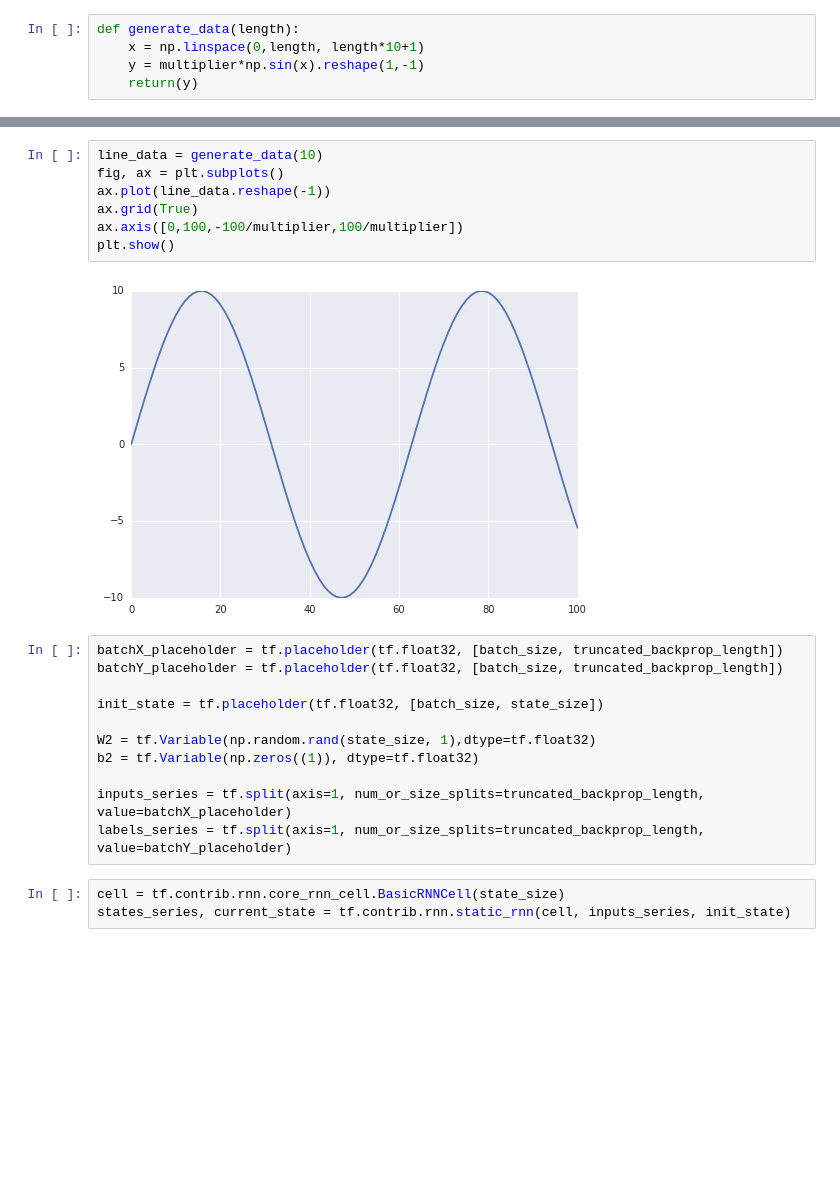
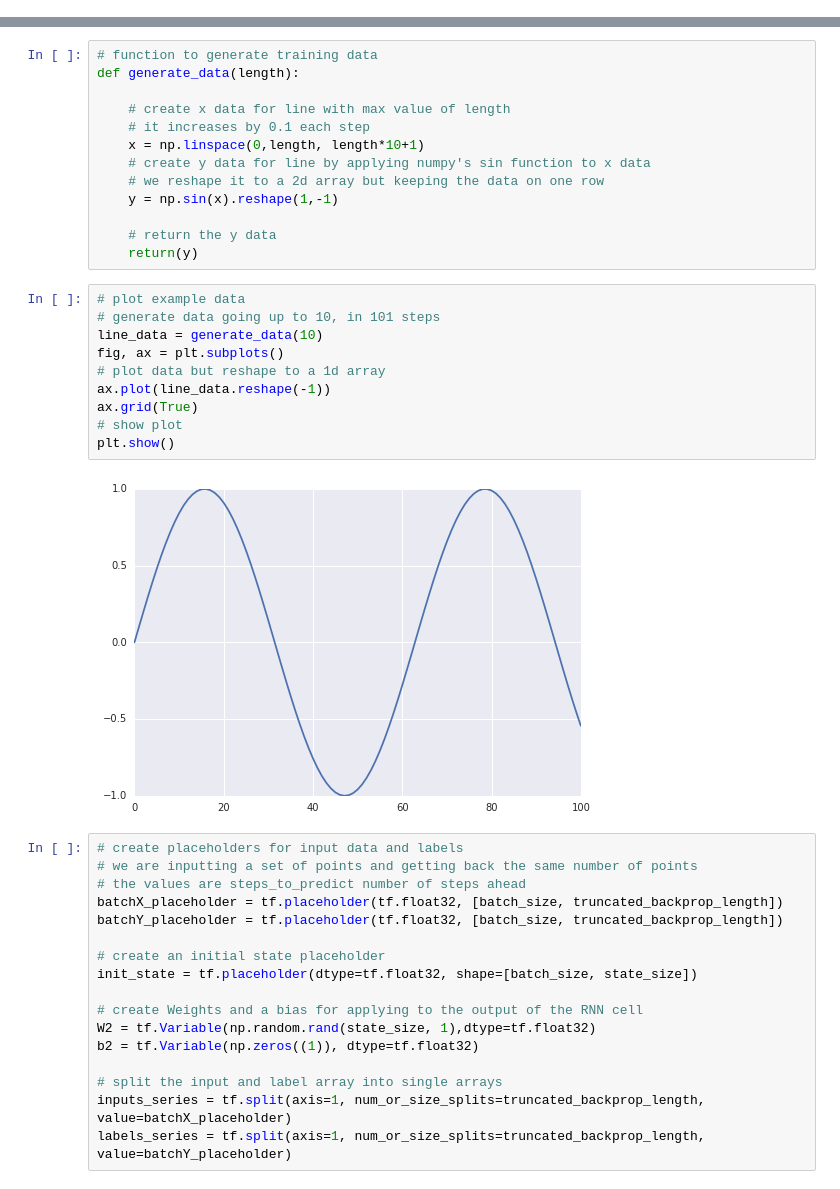
Before and after one commit to KiranArun/tensorflow, a Jupyter notebook: notebooks/sin_wave_predictor.ipynb, the cells around one changed output, grey strips where cells are left out. Cells and saved outputs as stored; diff of their text form; blank space fills up the shorter version.

Commit message:
added comments to sin_wave_predictor.ipynb

```diff
--- a/notebooks/sin_wave_predictor.ipynb
+++ b/notebooks/sin_wave_predictor.ipynb
@@ -14,5 +9,0 @@ total_series_length = iterations+truncated_backprop_length+steps_to_predict
-# %%
-def generate_data(length):
-    x = np.linspace(0,length, length*10+1)
-    y = multiplier*np.sin(x).reshape(1,-1)
-    return(y)
@@ -19,23 +29,42 @@ def generate_data(length):
+# %%
+# function to generate training data
+def generate_data(length):
+
+    # create x data for line with max value of length
+    # it increases by 0.1 each step
+    x = np.linspace(0,length, length*10+1)
+    # create y data for line by applying numpy's sin function to x data
+    # we reshape it to a 2d array but keeping the data on one row
+    y = np.sin(x).reshape(1,-1)
+
+    # return the y data
+    return(y)
 # %%
+# plot example data
+# generate data going up to 10, in 101 steps
 line_data = generate_data(10)
 fig, ax = plt.subplots()
+# plot data but reshape to a 1d array
 ax.plot(line_data.reshape(-1))
 ax.grid(True)
-ax.axis([0,100,-100/multiplier,100/multiplier])
+# show plot
 plt.show()
 # %% [output]
-[figure, old version]
+[figure, new version]
 # %%
+# create placeholders for input data and labels
+# we are inputting a set of points and getting back the same number of points
+# the values are steps_to_predict number of steps ahead
 batchX_placeholder = tf.placeholder(tf.float32, [batch_size, truncated_backprop_length])
 batchY_placeholder = tf.placeholder(tf.float32, [batch_size, truncated_backprop_length])
 
-init_state = tf.placeholder(tf.float32, [batch_size, state_size])
+# create an initial state placeholder
+init_state = tf.placeholder(dtype=tf.float32, shape=[batch_size, state_size])
 
+# create Weights and a bias for applying to the output of the RNN cell
 W2 = tf.Variable(np.random.rand(state_size, 1),dtype=tf.float32)
 b2 = tf.Variable(np.zeros((1)), dtype=tf.float32)
 
+# split the input and label array into single arrays
 inputs_series = tf.split(axis=1, num_or_size_splits=truncated_backprop_length, value=batchX_placeholder)
 labels_series = tf.split(axis=1, num_or_size_splits=truncated_backprop_length, value=batchY_placeholder)
-# %%
-cell = tf.contrib.rnn.core_rnn_cell.BasicRNNCell(state_size)
-states_series, current_state = tf.contrib.rnn.static_rnn(cell, inputs_series, init_state)
```
Also changed, not shown: parts of 10 cells of this notebook.
